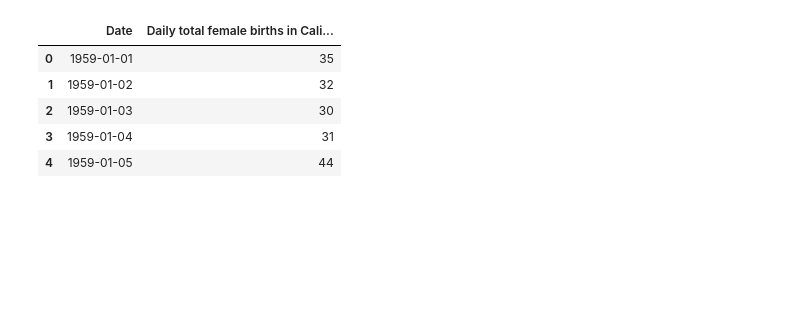
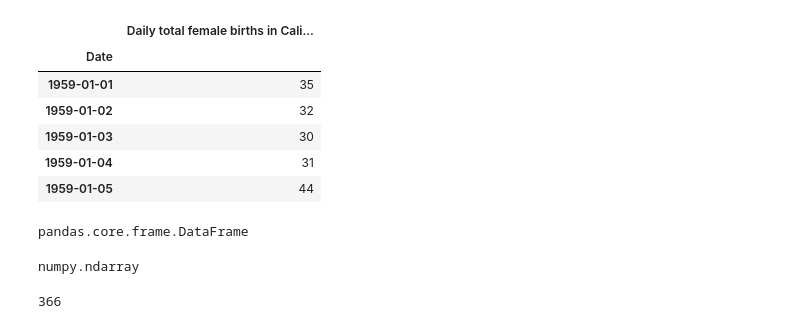
Before and after one commit to pk-2805/Time_Series_Forecasting, a Jupyter notebook: time_series_forecasting.ipynb, the cells around one changed output. Saved outputs shown, nothing was run; the diff lists cells and outputs as text; code cells hidden in the pictures; blank space fills up the shorter version.

Commit message:
Analysing data about its type and anomolies

```diff
--- a/time_series_forecasting.ipynb
+++ b/time_series_forecasting.ipynb
@@ -4,12 +4,17 @@ import pandas as pd
 import matplotlib.pyplot as plt
 %matplotlib inline
 # %%
-f_birth = pd.read_csv("C:/Users/prade/OneDrive/Desktop/Python/projects/Datasets/Time Series/daily-total-female-births-in-cal.csv")
+f_birth = pd.read_csv("C:/Users/prade/OneDrive/Desktop/Python/projects/Datasets/Time Series/daily-total-female-births-in-cal.csv", index_col= [0], parse_dates= [0])
 f_birth.head()
 # %% [output]
-|  | Date | Daily total female births in Cali... |
-| 0 | 1959-01-01 | 35 |
-| 1 | 1959-01-02 | 32 |
-| 2 | 1959-01-03 | 30 |
-| 3 | 1959-01-04 | 31 |
-| 4 | 1959-01-05 | 44 |
+|  | Daily total female births in Cali... |
+| Date |  |
+| 1959-01-01 | 35 |
+| 1959-01-02 | 32 |
+| 1959-01-03 | 30 |
+| 1959-01-04 | 31 |
+| 1959-01-05 | 44 |
+# %%
+type(f_birth)
+# %% [output]
+pandas.core.frame.DataFrame
@@ -15,0 +23,8 @@ f_birth.head()
+# %%
+type(series_value)
+# %% [output]
+numpy.ndarray
+# %%
+f_birth.size
+# %% [output]
+366
```
Also changed, not shown: parts of 6 cells of this notebook.
